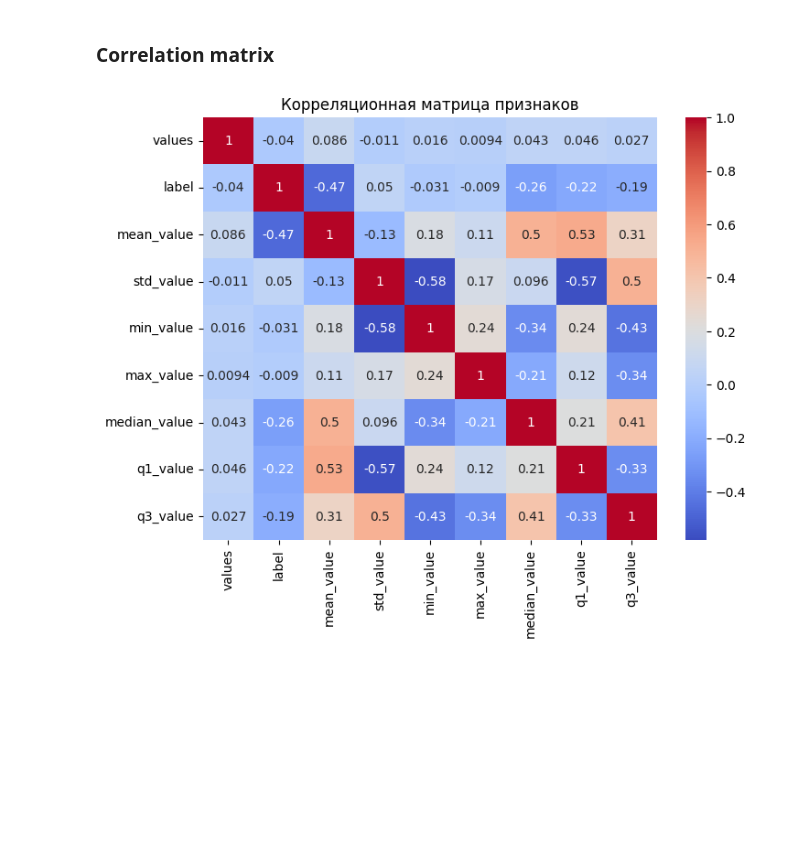
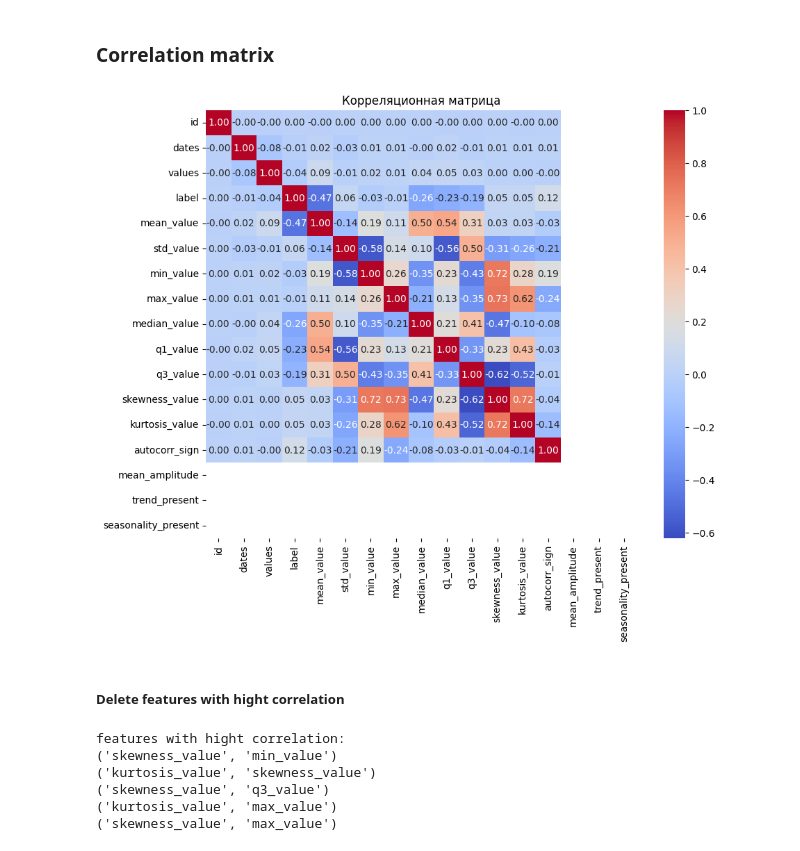
Before and after one commit to aliskadmitr/VK-Internship, a Jupyter notebook: notebooks/EDA.ipynb, the cells around one changed output. Drawn from its saved outputs; the diff is of its cells as text; code cells hidden in the pictures; blank space fills up the shorter version.

```diff
--- a/notebooks/EDA.ipynb
+++ b/notebooks/EDA.ipynb
@@ -276,3 +301,5 @@ print(train_stat_corr['autocorr_sign'].unique())
+# %%
+train_stat_corr['autocorr_sign'] = train_stat_corr['autocorr_sign'].replace(-1, 0)
 # %% [markdown]
 ### 3. Frequency-Domain Features
 # %%
@@ -356,10 +478,10 @@ plt.show()
 # %% [markdown]
 ### Correlation matrix
 # %%
-corr = result.drop(columns=['id', 'dates']).corr()
-plt.figure(figsize=(8, 6))
-sns.heatmap(corr, annot=True, cmap='coolwarm')
-plt.title('Корреляционная матрица признаков')
+correlation_matrix = train_stat_corr.corr()
+plt.figure(figsize=(10, 8))
+sns.heatmap(correlation_matrix, annot=True, fmt=".2f", cmap='coolwarm')
+plt.title('Корреляционная матрица')
 plt.show()
 # %% [output]
-[figure, old version]
+[figure, new version]
@@ -365,0 +490,22 @@ plt.show()
+# %% [markdown]
+##### Delete features with hight correlation
+# %%
+threshold = 0.6
+
+high_corr_pairs = set()
+for i in range(len(correlation_matrix.columns)):
+    for j in range(i):
+        if abs(correlation_matrix.iloc[i, j]) > threshold:
+            colname = correlation_matrix.columns[i]
+            high_corr_pairs.add((colname, correlation_matrix.columns[j]))
+
+print("features with hight correlation:")
+for pair in high_corr_pairs:
+    print(pair)
+# %% [output]
+features with hight correlation:
+('skewness_value', 'min_value')
+('kurtosis_value', 'skewness_value')
+('skewness_value', 'q3_value')
+('kurtosis_value', 'max_value')
+('skewness_value', 'max_value')
```
Also changed, not shown: parts of 21 cells of this notebook.
